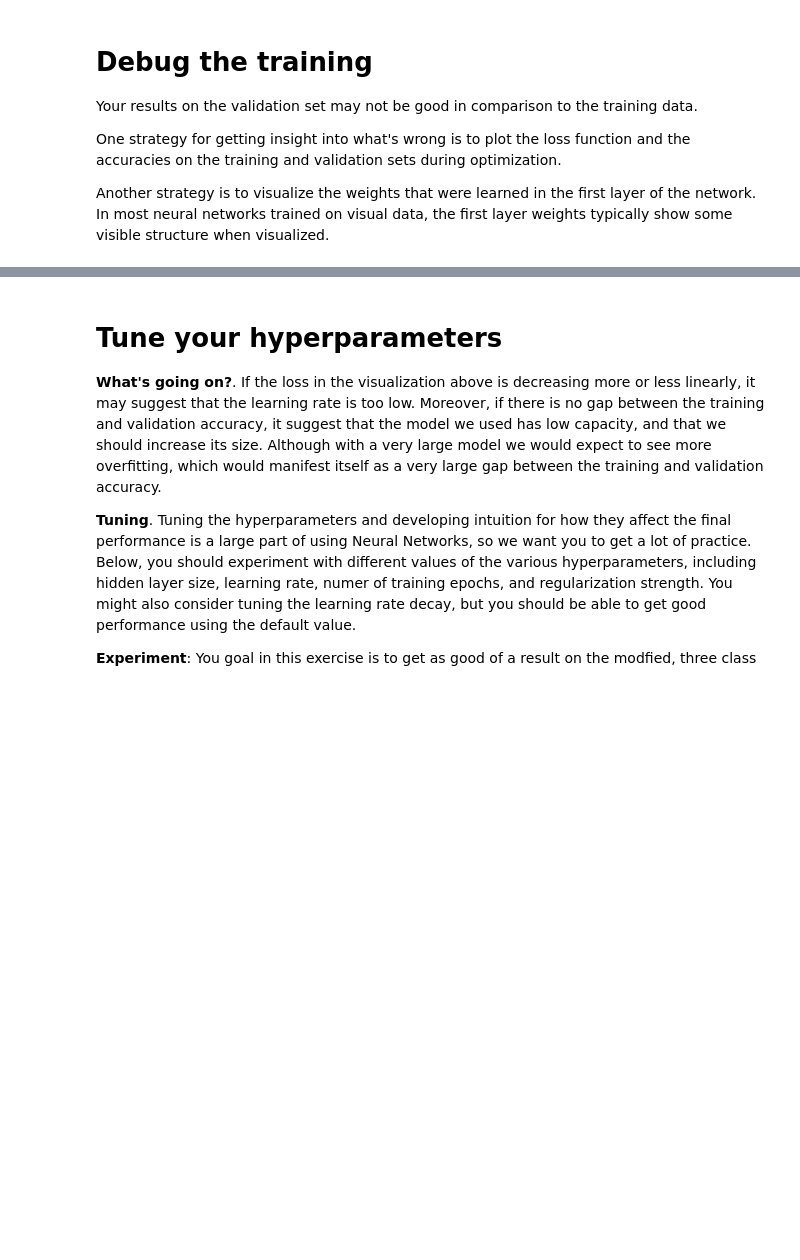
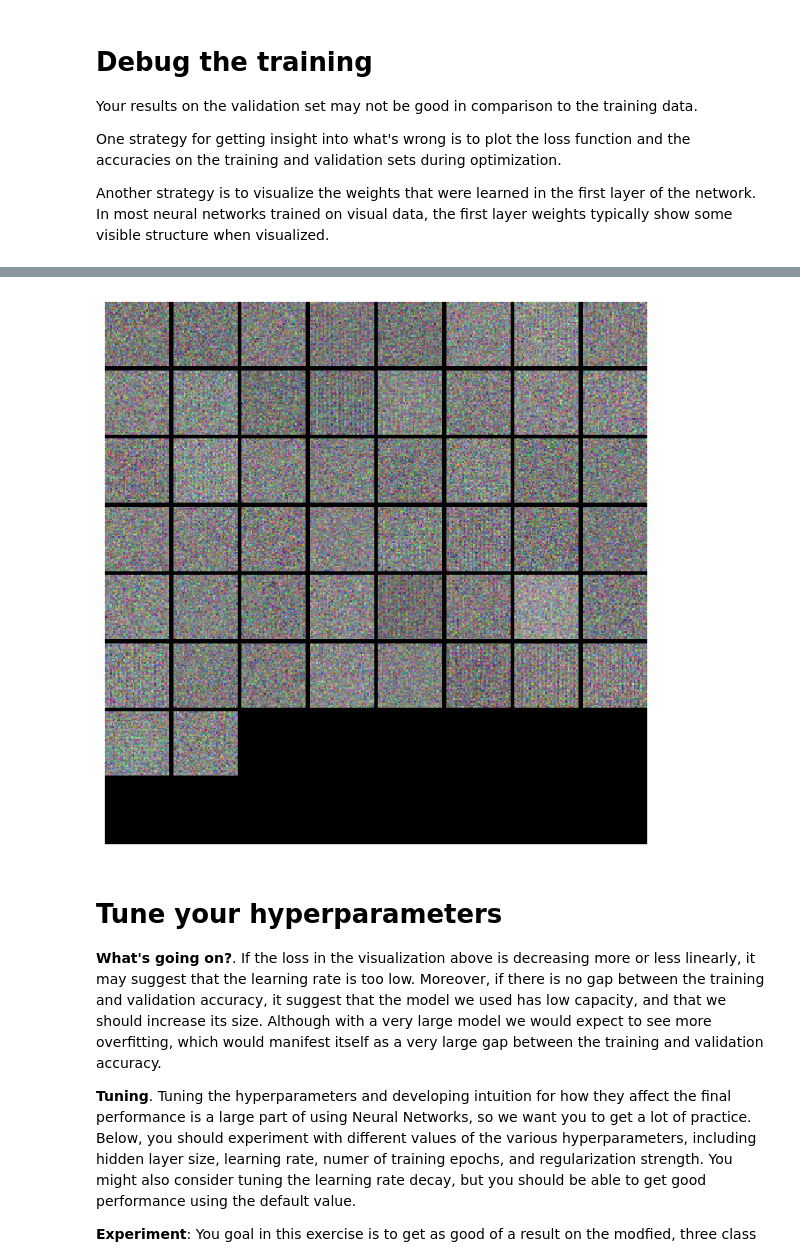
Before and after one commit to Denmads/DeepLearningAssignments, a Jupyter notebook: Assignments/assignment1/two_layer_net.ipynb, the cells around one changed output, grey strips where cells are left out. Saved outputs shown, nothing was run; the diff lists cells and outputs as text; code cells hidden in the pictures; blank space fills up the shorter version.

```diff
--- a/Assignments/assignment1/two_layer_net.ipynb
+++ b/Assignments/assignment1/two_layer_net.ipynb
@@ -363,9 +443,9 @@ for reg in [0.0, 0.7]:
 # Solver
 Open the file `classifiers/Deep_learning_course/solver.py` and read through it to familiarize yourself with the API. You also need to implement the `sgd` function in `classifiers/Deep_learning_course/optim.py`. After doing so, use a `Solver` instance to train a `TwoLayerNet'.
 # %%
-input_size = 32 * 32 * 3
+input_size = 48 * 48 * 3
 hidden_size = 50
-num_classes = 10
+num_classes = 3
 model = TwoLayerNet(input_size, hidden_size, num_classes)
 solver = None
 
@@ -375,7 +455,23 @@ solver = None
 ##############################################################################
 # *****START OF YOUR CODE (DO NOT DELETE/MODIFY THIS LINE)*****
 
-pass
+data = {
+    'X_train': X_train,
+    'y_train': y_train,
+    'X_val': X_val,
+    'y_val': y_val,
+    'X_test': X_test,
+    'y_test': y_test
+}
+solver = Solver(model, data,
+                update_rule='sgd',
+                optim_config={
+                    'learning_rate': 1e-4,
+                },
+                lr_decay=0.95,
+                num_epochs=5, batch_size=200,
+                print_every=100)
+solver.train()
 
 # *****END OF YOUR CODE (DO NOT DELETE/MODIFY THIS LINE)*****
 ##############################################################################
@@ -408,16 +517,18 @@ plt.show()
 # %%
 from classifiers.Deep_learning_course.vis_utils import visualize_grid
 
 # Visualize the weights of the network
 
 def show_net_weights(net):
     W1 = net.params['W1']
-    W1 = W1.reshape(3, 32, 32, -1).transpose(3, 1, 2, 0)
+    W1 = W1.reshape(3, 48, 48, -1).transpose(3, 1, 2, 0)
     plt.imshow(visualize_grid(W1, padding=3).astype('uint8'))
     plt.gca().axis('off')
     plt.show()
 
 show_net_weights(model)
+# %% [output]
+[figure, added]
 # %% [markdown]
 # Tune your hyperparameters
 
```
Also changed, not shown: parts of 17 cells of this notebook, 10 other files.
